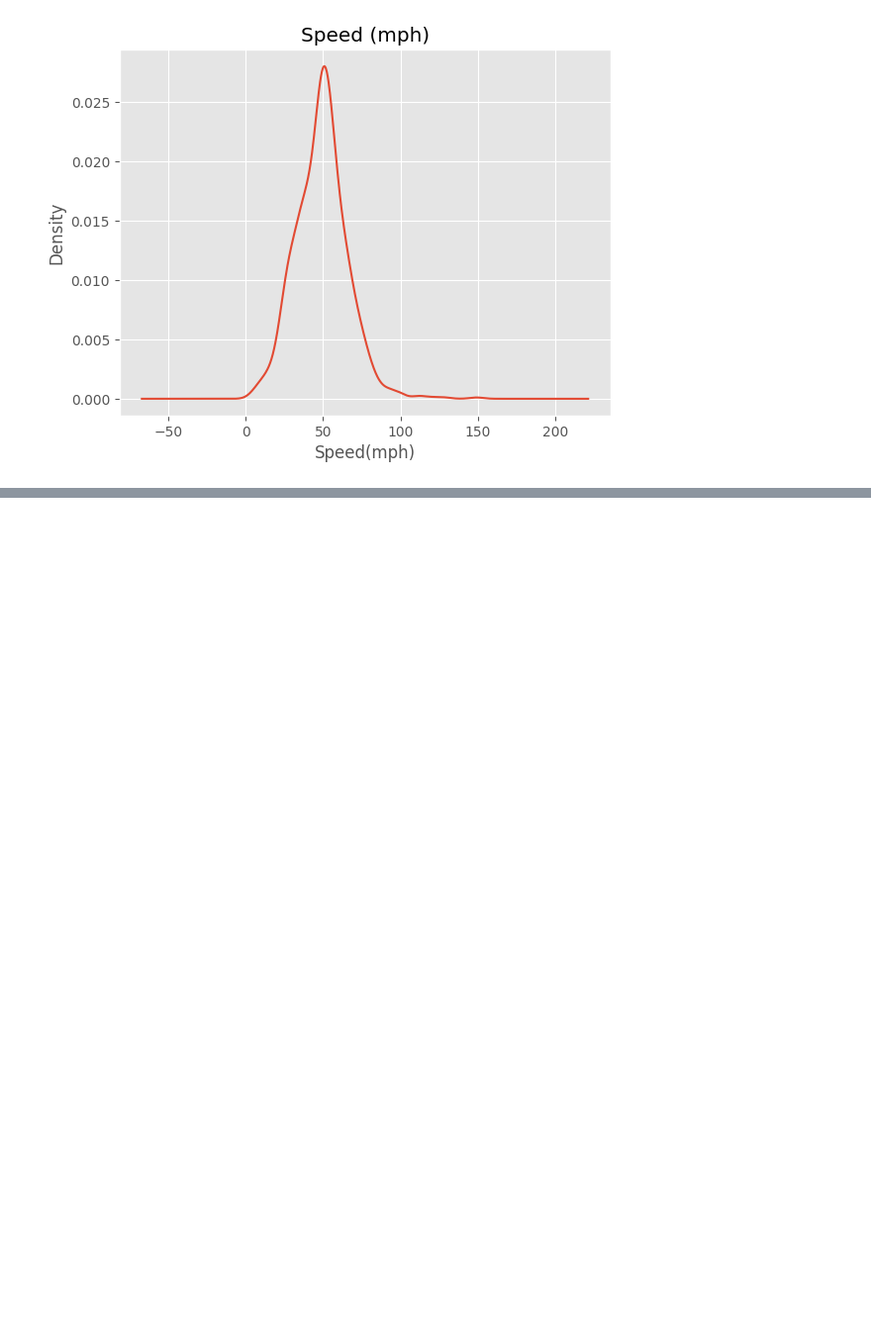
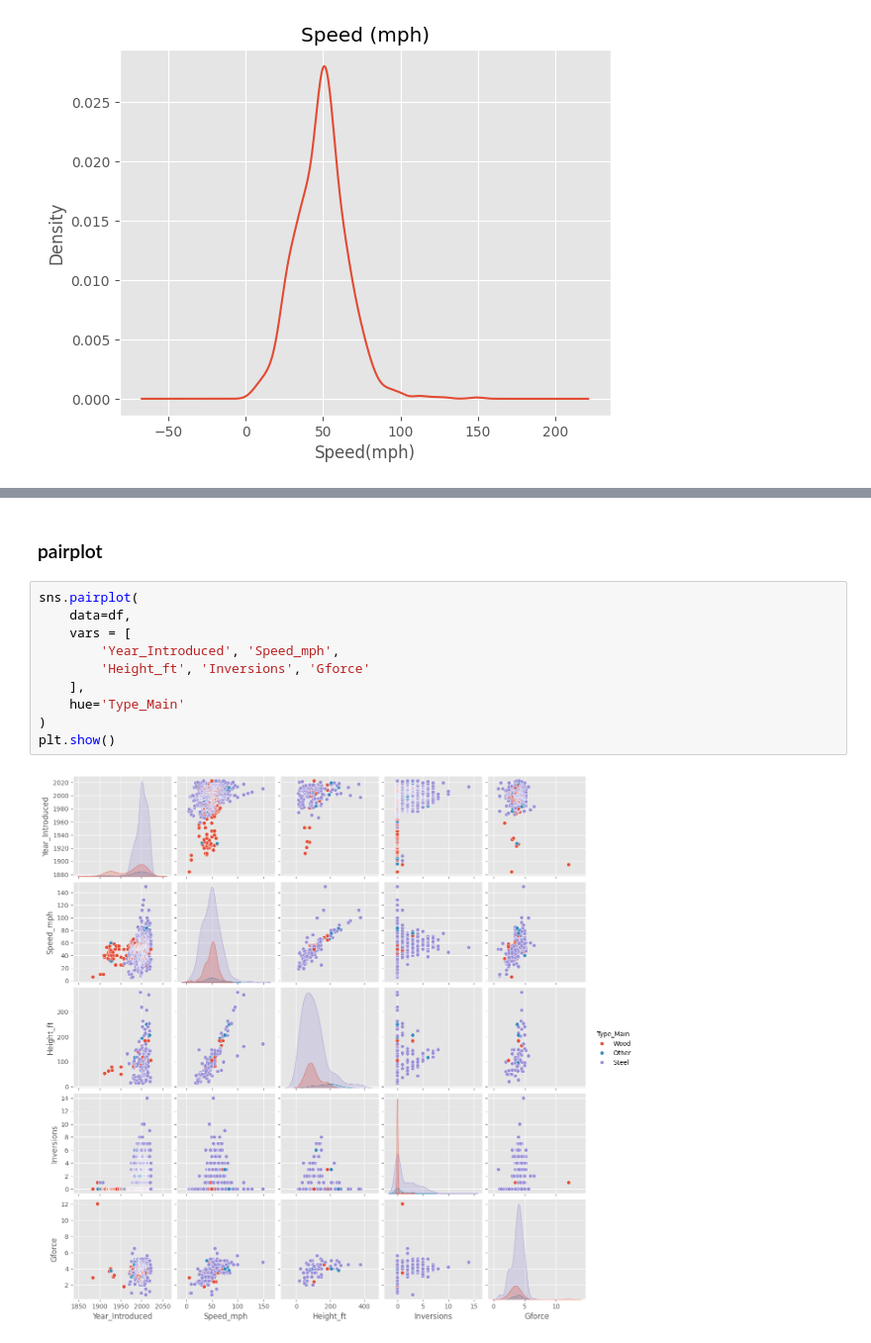
Before and after one commit to atrox3d/rob-mullas-exploratory-data-analysis, a Jupyter notebook: exploratory-data-analysis.ipynb, the cells around one changed output, grey strips where cells are left out. Shown at 99% size. Saved outputs shown, nothing was run; the diff lists cells and outputs as text; blank space fills up the shorter version.

```diff
--- a/exploratory-data-analysis.ipynb
+++ b/exploratory-data-analysis.ipynb
@@ -456,0 +483,14 @@ Text(0.5, 0, 'Speed(mph)')
+# %% [markdown]
+### pairplot
+# %%
+sns.pairplot(
+    data=df,
+    vars = [
+        'Year_Introduced', 'Speed_mph',
+        'Height_ft', 'Inversions', 'Gforce'
+    ],
+    hue='Type_Main'
+)
+plt.show()
+# %% [output]
+[figure, added]
```
Also changed, not shown: parts of 8 cells of this notebook.
